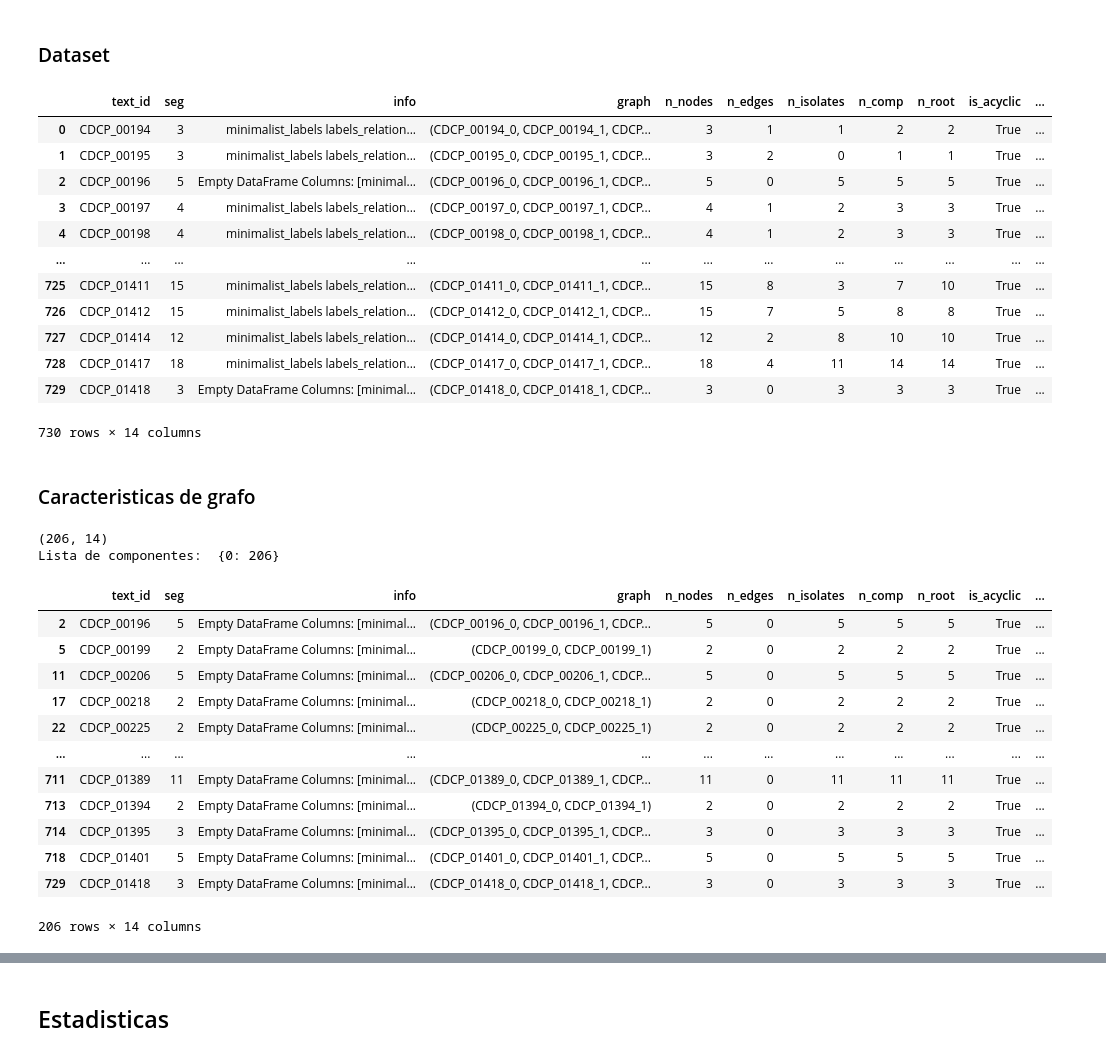
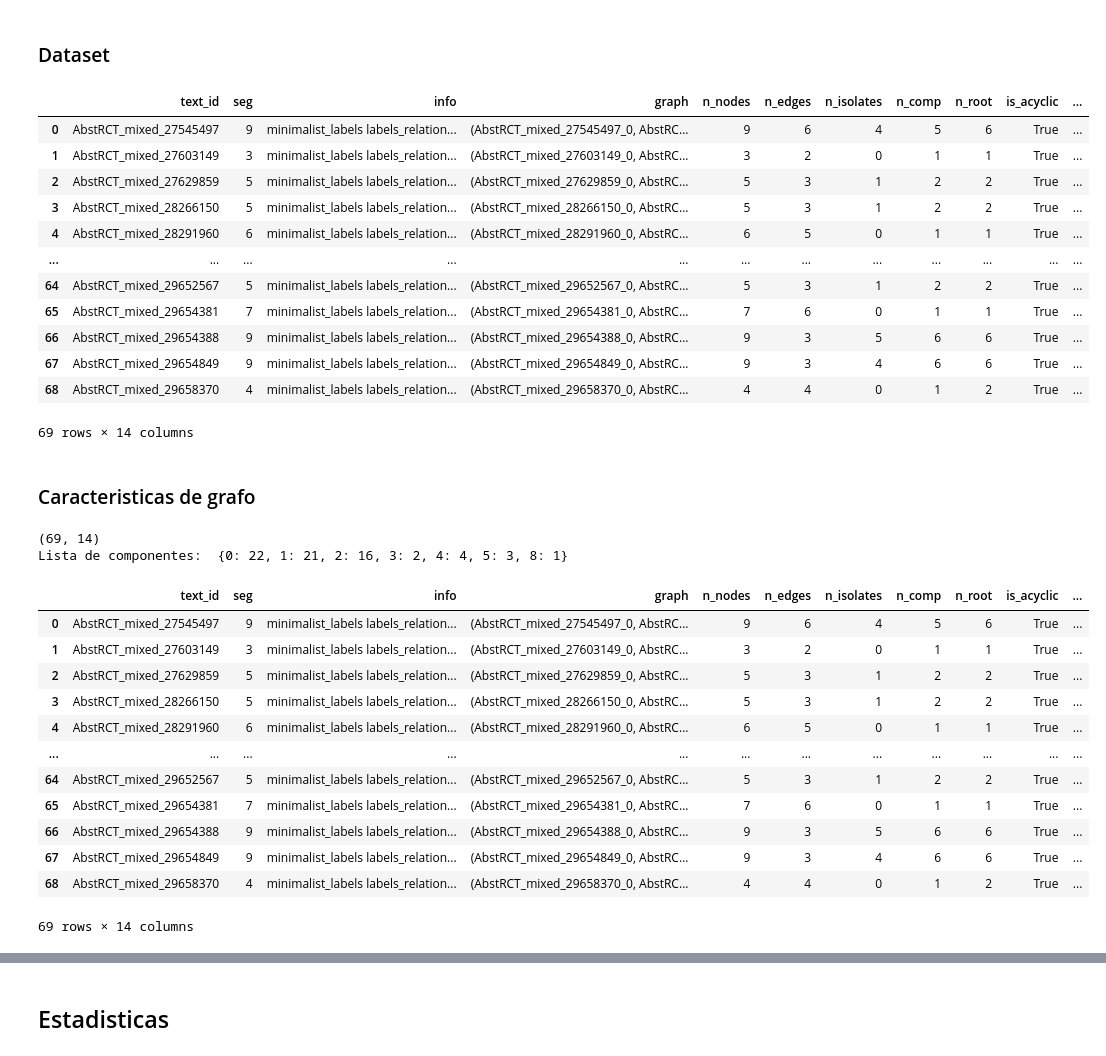
Before and after one commit to cfabianbarretop/argumentation-dataset, a Jupyter notebook: analisis_dataset_minimal_v5.ipynb, the cells around one changed output, grey strips where cells are left out. Saved outputs shown, nothing was run; the diff lists cells and outputs as text; code cells hidden in the pictures.

```diff
--- a/analisis_dataset_minimal_v5.ipynb
+++ b/analisis_dataset_minimal_v5.ipynb
@@ -136,54 +136,57 @@ df_aaec = pd.read_pickle(result_path + "AAEC_Minimal_Grafo.pkl")
 df_argpt = pd.read_pickle(result_path + "ArGPT_Minimal_Grafo.pkl")
 df_mtc = pd.read_pickle(result_path + "MTC_Minimal_Grafo.pkl")
 df_aasd = pd.read_pickle(result_path + "AASD_Minimal_Grafo.pkl")
+df_glaucoma = pd.read_pickle(result_path + "AbstRCT_glaucoma_Minimal_Grafo.pkl")
+df_mixed = pd.read_pickle(result_path + "AbstRCT_mixed_Minimal_Grafo.pkl")
+df_neoplasm = pd.read_pickle(result_path + "AbstRCT_neoplasm_Minimal_Grafo.pkl")
 # %%
-df = df_cdcp
+df = df_mixed
 df
 # %% [output]
 |  | text_id | seg | info | graph | n_nodes | n_edges | n_isolates | n_comp | n_root | is_acyclic | ... |
-| 0 | CDCP_00194 | 3 | minimalist_labels labels_relation... | (CDCP_00194_0, CDCP_00194_1, CDCP... | 3 | 1 | 1 | 2 | 2 | True | ... |
-| 1 | CDCP_00195 | 3 | minimalist_labels labels_relation... | (CDCP_00195_0, CDCP_00195_1, CDCP... | 3 | 2 | 0 | 1 | 1 | True | ... |
-| 2 | CDCP_00196 | 5 | Empty DataFrame Columns: [minimal... | (CDCP_00196_0, CDCP_00196_1, CDCP... | 5 | 0 | 5 | 5 | 5 | True | ... |
-| 3 | CDCP_00197 | 4 | minimalist_labels labels_relation... | (CDCP_00197_0, CDCP_00197_1, CDCP... | 4 | 1 | 2 | 3 | 3 | True | ... |
-| 4 | CDCP_00198 | 4 | minimalist_labels labels_relation... | (CDCP_00198_0, CDCP_00198_1, CDCP... | 4 | 1 | 2 | 3 | 3 | True | ... |
+| 0 | AbstRCT_mixed_27545497 | 9 | minimalist_labels labels_relation... | (AbstRCT_mixed_27545497_0, AbstRC... | 9 | 6 | 4 | 5 | 6 | True | ... |
+| 1 | AbstRCT_mixed_27603149 | 3 | minimalist_labels labels_relation... | (AbstRCT_mixed_27603149_0, AbstRC... | 3 | 2 | 0 | 1 | 1 | True | ... |
+| 2 | AbstRCT_mixed_27629859 | 5 | minimalist_labels labels_relation... | (AbstRCT_mixed_27629859_0, AbstRC... | 5 | 3 | 1 | 2 | 2 | True | ... |
+| 3 | AbstRCT_mixed_28266150 | 5 | minimalist_labels labels_relation... | (AbstRCT_mixed_28266150_0, AbstRC... | 5 | 3 | 1 | 2 | 2 | True | ... |
+| 4 | AbstRCT_mixed_28291960 | 6 | minimalist_labels labels_relation... | (AbstRCT_mixed_28291960_0, AbstRC... | 6 | 5 | 0 | 1 | 1 | True | ... |
 | ... | ... | ... | ... | ... | ... | ... | ... | ... | ... | ... | ... |
-| 725 | CDCP_01411 | 15 | minimalist_labels labels_relation... | (CDCP_01411_0, CDCP_01411_1, CDCP... | 15 | 8 | 3 | 7 | 10 | True | ... |
-| 726 | CDCP_01412 | 15 | minimalist_labels labels_relation... | (CDCP_01412_0, CDCP_01412_1, CDCP... | 15 | 7 | 5 | 8 | 8 | True | ... |
-| 727 | CDCP_01414 | 12 | minimalist_labels labels_relation... | (CDCP_01414_0, CDCP_01414_1, CDCP... | 12 | 2 | 8 | 10 | 10 | True | ... |
-| 728 | CDCP_01417 | 18 | minimalist_labels labels_relation... | (CDCP_01417_0, CDCP_01417_1, CDCP... | 18 | 4 | 11 | 14 | 14 | True | ... |
-| 729 | CDCP_01418 | 3 | Empty DataFrame Columns: [minimal... | (CDCP_01418_0, CDCP_01418_1, CDCP... | 3 | 0 | 3 | 3 | 3 | True | ... |
+| 64 | AbstRCT_mixed_29652567 | 5 | minimalist_labels labels_relation... | (AbstRCT_mixed_29652567_0, AbstRC... | 5 | 3 | 1 | 2 | 2 | True | ... |
+| 65 | AbstRCT_mixed_29654381 | 7 | minimalist_labels labels_relation... | (AbstRCT_mixed_29654381_0, AbstRC... | 7 | 6 | 0 | 1 | 1 | True | ... |
+| 66 | AbstRCT_mixed_29654388 | 9 | minimalist_labels labels_relation... | (AbstRCT_mixed_29654388_0, AbstRC... | 9 | 3 | 5 | 6 | 6 | True | ... |
+| 67 | AbstRCT_mixed_29654849 | 9 | minimalist_labels labels_relation... | (AbstRCT_mixed_29654849_0, AbstRC... | 9 | 3 | 4 | 6 | 6 | True | ... |
+| 68 | AbstRCT_mixed_29658370 | 4 | minimalist_labels labels_relation... | (AbstRCT_mixed_29658370_0, AbstRC... | 4 | 4 | 0 | 1 | 2 | True | ... |
-730 rows × 14 columns
+69 rows × 14 columns
 # %% [markdown]
 ### Caracteristicas de grafo
 # %%
 # Numeros de nodos y componentes
-label_columna = "n_edges"
+label_columna = "n_isolates"
 df_comparacion = df[
-    (df[label_columna] == 0)
+    (df[label_columna] != -1)
     # &
     # (df["is_connected"] == True)
     # &
     # (df["is_arborescence"] == True)
 ]
 conteo = df_comparacion.groupby(label_columna).size()
 lista = conteo.to_dict()
 print(df_comparacion.shape)
 print("Lista de componentes: ",lista)
 df_comparacion
 # %% [output]
-(206, 14)
-Lista de componentes:  {0: 206}
+(69, 14)
+Lista de componentes:  {0: 22, 1: 21, 2: 16, 3: 2, 4: 4, 5: 3, 8: 1}
 |  | text_id | seg | info | graph | n_nodes | n_edges | n_isolates | n_comp | n_root | is_acyclic | ... |
-| 2 | CDCP_00196 | 5 | Empty DataFrame Columns: [minimal... | (CDCP_00196_0, CDCP_00196_1, CDCP... | 5 | 0 | 5 | 5 | 5 | True | ... |
-| 5 | CDCP_00199 | 2 | Empty DataFrame Columns: [minimal... | (CDCP_00199_0, CDCP_00199_1) | 2 | 0 | 2 | 2 | 2 | True | ... |
-| 11 | CDCP_00206 | 5 | Empty DataFrame Columns: [minimal... | (CDCP_00206_0, CDCP_00206_1, CDCP... | 5 | 0 | 5 | 5 | 5 | True | ... |
-| 17 | CDCP_00218 | 2 | Empty DataFrame Columns: [minimal... | (CDCP_00218_0, CDCP_00218_1) | 2 | 0 | 2 | 2 | 2 | True | ... |
-| 22 | CDCP_00225 | 2 | Empty DataFrame Columns: [minimal... | (CDCP_00225_0, CDCP_00225_1) | 2 | 0 | 2 | 2 | 2 | True | ... |
+| 0 | AbstRCT_mixed_27545497 | 9 | minimalist_labels labels_relation... | (AbstRCT_mixed_27545497_0, AbstRC... | 9 | 6 | 4 | 5 | 6 | True | ... |
+| 1 | AbstRCT_mixed_27603149 | 3 | minimalist_labels labels_relation... | (AbstRCT_mixed_27603149_0, AbstRC... | 3 | 2 | 0 | 1 | 1 | True | ... |
+| 2 | AbstRCT_mixed_27629859 | 5 | minimalist_labels labels_relation... | (AbstRCT_mixed_27629859_0, AbstRC... | 5 | 3 | 1 | 2 | 2 | True | ... |
+| 3 | AbstRCT_mixed_28266150 | 5 | minimalist_labels labels_relation... | (AbstRCT_mixed_28266150_0, AbstRC... | 5 | 3 | 1 | 2 | 2 | True | ... |
+| 4 | AbstRCT_mixed_28291960 | 6 | minimalist_labels labels_relation... | (AbstRCT_mixed_28291960_0, AbstRC... | 6 | 5 | 0 | 1 | 1 | True | ... |
 | ... | ... | ... | ... | ... | ... | ... | ... | ... | ... | ... | ... |
-| 711 | CDCP_01389 | 11 | Empty DataFrame Columns: [minimal... | (CDCP_01389_0, CDCP_01389_1, CDCP... | 11 | 0 | 11 | 11 | 11 | True | ... |
-| 713 | CDCP_01394 | 2 | Empty DataFrame Columns: [minimal... | (CDCP_01394_0, CDCP_01394_1) | 2 | 0 | 2 | 2 | 2 | True | ... |
-| 714 | CDCP_01395 | 3 | Empty DataFrame Columns: [minimal... | (CDCP_01395_0, CDCP_01395_1, CDCP... | 3 | 0 | 3 | 3 | 3 | True | ... |
-| 718 | CDCP_01401 | 5 | Empty DataFrame Columns: [minimal... | (CDCP_01401_0, CDCP_01401_1, CDCP... | 5 | 0 | 5 | 5 | 5 | True | ... |
-| 729 | CDCP_01418 | 3 | Empty DataFrame Columns: [minimal... | (CDCP_01418_0, CDCP_01418_1, CDCP... | 3 | 0 | 3 | 3 | 3 | True | ... |
+| 64 | AbstRCT_mixed_29652567 | 5 | minimalist_labels labels_relation... | (AbstRCT_mixed_29652567_0, AbstRC... | 5 | 3 | 1 | 2 | 2 | True | ... |
+| 65 | AbstRCT_mixed_29654381 | 7 | minimalist_labels labels_relation... | (AbstRCT_mixed_29654381_0, AbstRC... | 7 | 6 | 0 | 1 | 1 | True | ... |
+| 66 | AbstRCT_mixed_29654388 | 9 | minimalist_labels labels_relation... | (AbstRCT_mixed_29654388_0, AbstRC... | 9 | 3 | 5 | 6 | 6 | True | ... |
+| 67 | AbstRCT_mixed_29654849 | 9 | minimalist_labels labels_relation... | (AbstRCT_mixed_29654849_0, AbstRC... | 9 | 3 | 4 | 6 | 6 | True | ... |
+| 68 | AbstRCT_mixed_29658370 | 4 | minimalist_labels labels_relation... | (AbstRCT_mixed_29658370_0, AbstRC... | 4 | 4 | 0 | 1 | 2 | True | ... |
-206 rows × 14 columns
+69 rows × 14 columns
 # %%
```
Also changed, not shown: parts of 5 cells of this notebook.
